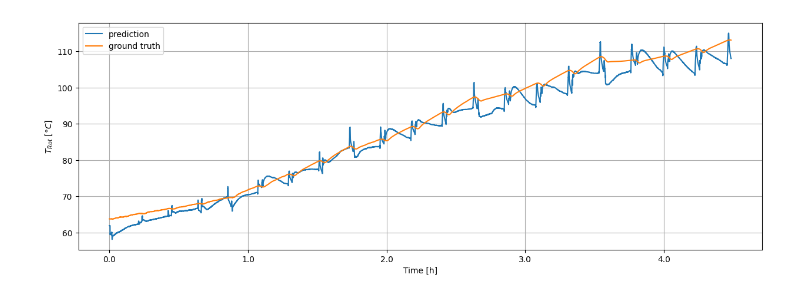
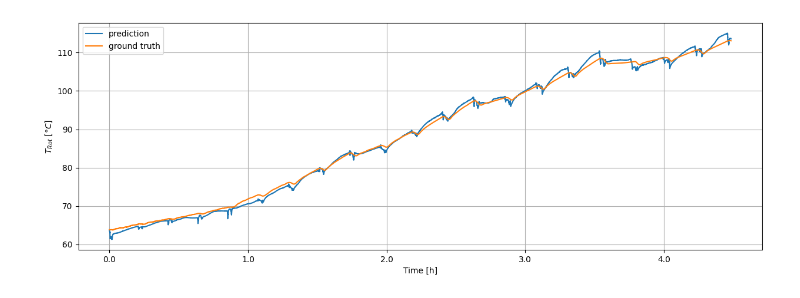
Before and after one commit to lfalc/deep-pmsm, a Jupyter notebook: pmsm/view_pred.ipynb, the cells around one changed output. Cells and saved outputs as stored; diff of their text form; code cells hidden in the pictures.

Commit message:
Add plot

```diff
--- a/pmsm/view_pred.ipynb
+++ b/pmsm/view_pred.ipynb
@@ -1,48 +1,50 @@
 # %%
 import pandas as pd
 import sqlite3
 
 # creating file path
 dbfile ='data/results_lea38.db'
 
 # Create a SQL connection to our SQLite database
 conn = sqlite3.connect(dbfile)
 
 # Define your SQL query
 table_name = 'predictions'
 # id = 'ea85a5'         # Paderborn Datensatz
 # id = '3b6dcb'           # 3.19 K² MSE
-id = '21fa8e'         # Freitagslauf als Testdaten
+# id = '21fa8e'         # Freitagslauf als Testdaten
 # id = '103c4b'         # Freitagslauf als Testdaten
+# id = 'ef8c85'         # Aus Hyperperameteroptimierung mit mse = 6.3K^2
+# id = '9b9b33'           # Aus Hyperperameteroptimierung mit mse = 2.5K^2
+id = 'e3eec3'           # Aus Hyperperameteroptimierung mit mse = 0.7K^2
 query = "SELECT * FROM " + table_name + " WHERE id = '" + id + "'"
 
 # Execute the query and store the results in a DataFrame
 df = pd.read_sql_query(query, conn)
 
 # Close the database connection
 conn.close()
+import matplotlib.pyplot as plt
+
+# Plot pm and pm_gtruth over time
+fig, ax = plt.subplots()
+ax.plot(df['idx'], df['pm'], label='prediction')
+ax.plot(df['idx'], df['pm_gtruth'], label='ground truth')
+
+ax.legend()
+ax.grid(True)
+
+# Add labels
+ax.set_xlabel('Time [h]')
+ax.set_ylabel('$T_{Rot}\ [°C]$')
+
+# Scale
+samplerate = int(2*60*60)
+ticks = df['idx'][::samplerate]
+ax.set_xticks(ticks)
+ax.set_xticklabels(df['idx'][::samplerate]/samplerate)
+
+plt.rcParams["figure.figsize"] = (15,5)
+plt.show()
+# %% [output]
+[figure, added]
-# %%
-import matplotlib.pyplot as plt
-
-# Plot pm and pm_gtruth over time
-fig, ax = plt.subplots()
-ax.plot(df['idx'], df['pm'], label='prediction')
-ax.plot(df['idx'], df['pm_gtruth'], label='ground truth')
-
-ax.legend()
-ax.grid(True)
-
-# Add labels
-ax.set_xlabel('Time [h]')
-ax.set_ylabel('$T_{Rot}\ [°C]$')
-
-# Scale
-samplerate = int(2*60*60)
-ticks = df['idx'][::samplerate]
-ax.set_xticks(ticks)
-ax.set_xticklabels(df['idx'][::samplerate]/samplerate)
-
-plt.rcParams["figure.figsize"] = (15,5)
-plt.show()
-# %% [output]
-[figure, removed]
```
